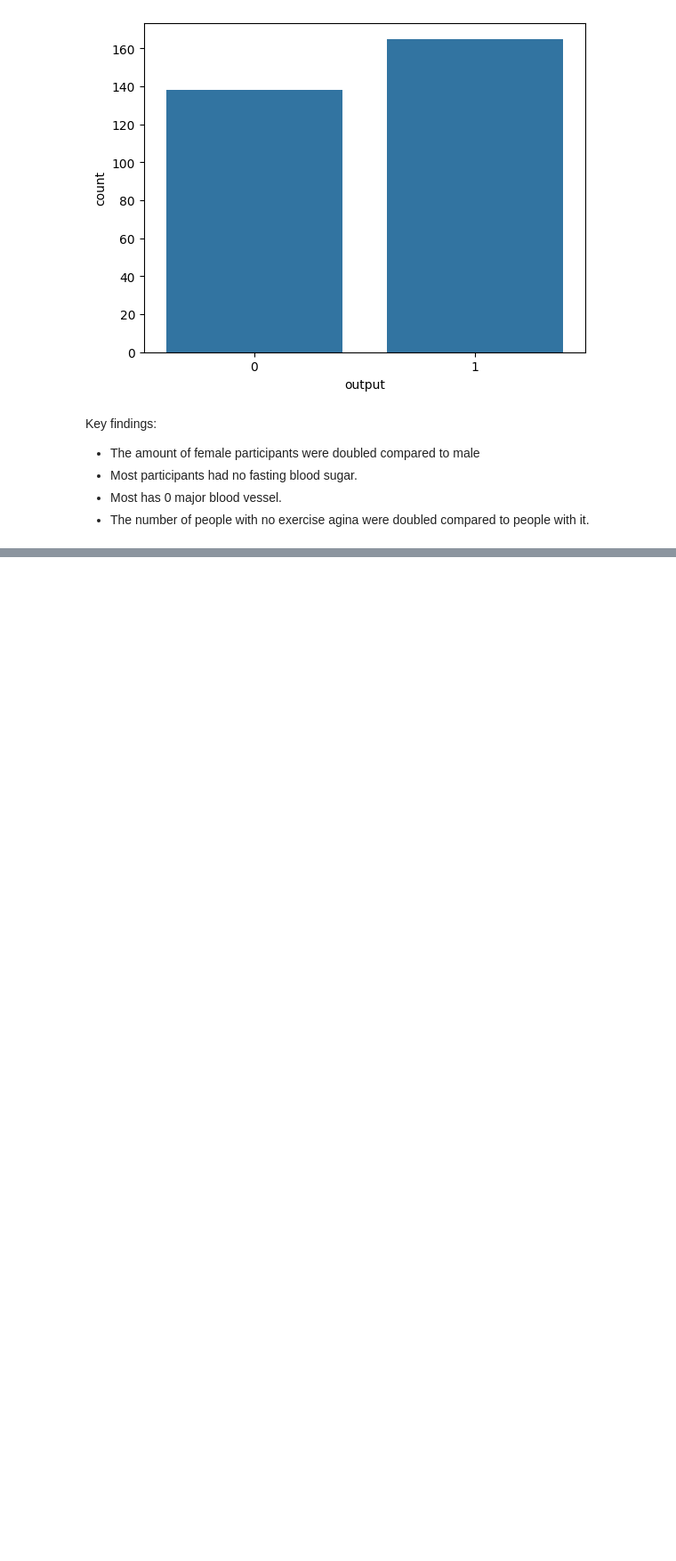
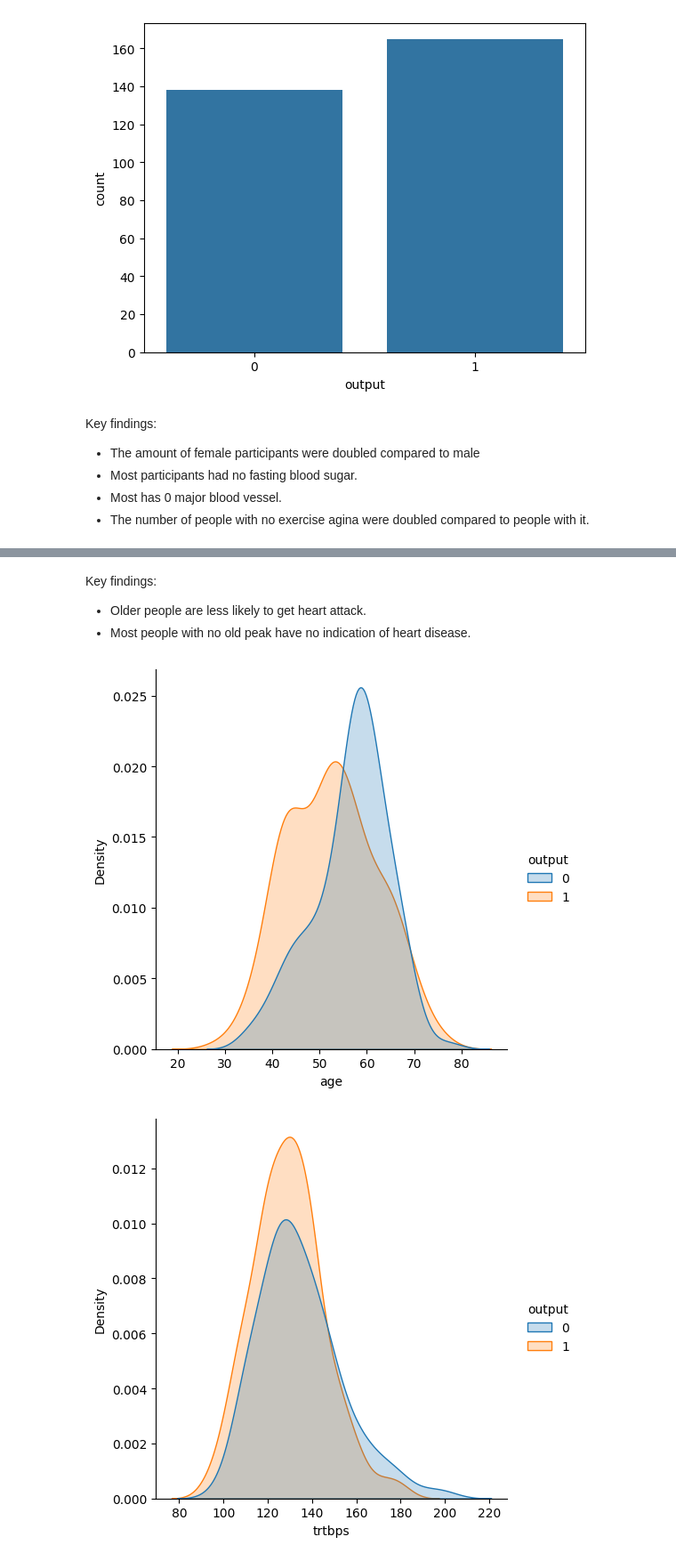
Before and after one commit to gordonnguyen/data-science-1, a Jupyter notebook: hw2/hw2_nguyen_anhnhunhan_2215275.ipynb, the cells around one changed output, grey strips where cells are left out. Shown at 89% size. Cells and saved outputs as stored; diff of their text form; code cells hidden in the pictures; blank space fills up the shorter version.

```diff
--- a/hw2/hw2_nguyen_anhnhunhan_2215275.ipynb
+++ b/hw2/hw2_nguyen_anhnhunhan_2215275.ipynb
@@ -100,0 +121,11 @@ Key findings:
+# %% [markdown]
+Key findings:
+- Older people are less likely to get heart attack.
+- Most people with no old peak have no indication of heart disease.
+# %%
+for col in con_cols:
+    sns.displot(data=df, x=col, hue="output", kind="kde", fill=True)
+    plt.show()
+# %% [output]
+[figure, added]
+[figure, added]
```
Also changed, not shown: parts of 7 cells of this notebook.
